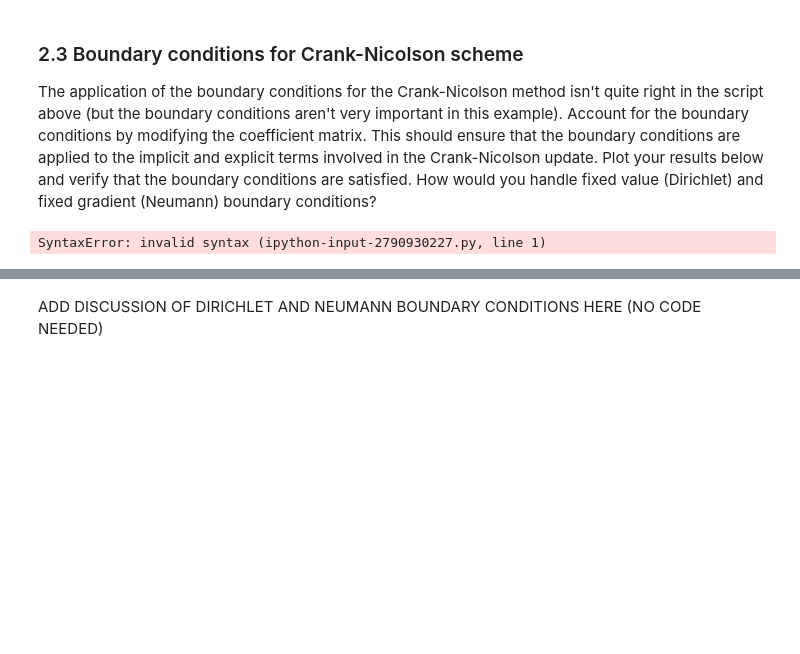
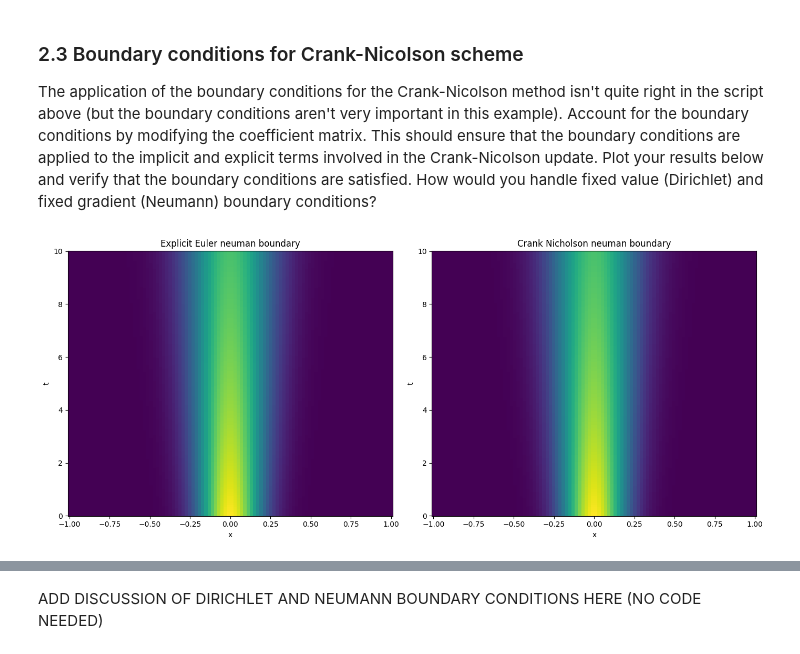
Before and after one commit to meganlouiseedwards/QCES, a Jupyter notebook: Project1_numerical_methods.ipynb, the cells around one changed output, grey strips where cells are left out. Saved outputs shown, nothing was run; the diff lists cells and outputs as text; code cells hidden in the pictures; blank space fills up the shorter version.

Commit message:
neuman bc complete

```diff
--- a/Project1_numerical_methods.ipynb
+++ b/Project1_numerical_methods.ipynb
@@ -465,7 +465,63 @@ here we can see that the euler explicit method gains error linearly as you incre
 <a id='section2pt3'></a>
 
 The application of the boundary conditions for the Crank-Nicolson method isn't quite right in the script above (but the boundary conditions aren't very important in this example). Account for the boundary conditions by modifying the coefficient matrix. This should ensure that the boundary conditions are applied to the implicit and explicit terms involved in the Crank-Nicolson update. Plot your results below and verify that the boundary conditions are satisfied.  How would you handle fixed value (Dirichlet) and fixed gradient (Neumann) boundary conditions?
-# %%
-ADD CODE AND PLOTS HERE
-# %% [output]
-SyntaxError: invalid syntax (ipython-input-2790930227.py, line 1)
+# %%
+#construct matrix including neuman boundary conditions
+def construct_Mbc(x):
+    dx = x[1] - x[0]
+    Mbc = (np.diag(np.ones(Nx-1), -1) - 2*np.diag(np.ones(Nx), 0) + np.diag(np.ones(Nx-1), 1)) / dx**2
+    Mbc[0,0] =-1
+    Mbc[0,1] =1
+    Mbc = sp.csr_matrix(Mbc)
+    return Mbc
+#run EE as before but without enforcing boundary conditions
+def EEnew(x, t, kappa):
+    dt = t[1] - t[0]
+    Mbc = construct_Mbc(x)
+    Nx = len(x); Nt = len(t)
+    c = np.zeros((Nx, Nt))
+    c[:, 0] = set_ics(x, kappa, 10)  # Set the initial condition
+
+    for k in range(1, Nt):
+        c[:,k] = c[:,k-1] + dt * kappa * Mbc @ c[:,k-1]
+        # Enforce the boundary conditions (no flux)
+        #c[0, k] = c[1, k]
+        #c[-1, k] = c[-2, k]
+    return c
+
+def CNnew(x, t, kappa):
+    dt = t[1] - t[0]
+    Mbc = construct_Mbc(x)
+    Nx = len(x); Nt = len(t)
+    A = sp.eye(Nx) - 0.5 * dt * kappa * Mbc
+    A_inv = spla.inv(A)
+    c = np.zeros((Nx, Nt))
+    c[:, 0] = set_ics(x, kappa, 10)  # Set the initial condition
+
+    for k in range(1, Nt):
+        c[:, k] = A_inv @ (c[:, k-1] + 0.5 * dt * kappa * (Mbc @ c[:, k-1]))
+        # Enforce the boundary conditions
+        #c[0, k] = c[1, k]
+        #c[-1, k] = c[-2, k]
+    return c
+
+c_EEnew = EEnew(x, t, kappa)
+c_CNnew = CNnew(x, t, kappa)
+
+plt.figure(figsize=(14, 6))
+
+plt.subplot(1, 2, 1)
+plt.pcolormesh(x, t, c_EEnew.T, shading='auto')
+plt.xlabel('x')
+plt.ylabel('t')
+plt.title('Explicit Euler neuman boundary')
+
+plt.subplot(1, 2, 2)
+plt.pcolormesh(x, t, c_CNnew.T, shading='auto')
+plt.xlabel('x')
+plt.ylabel('t')
+plt.title('Crank Nicholson neuman boundary')
+plt.tight_layout()
+plt.show()
+# %% [output]
+[figure, added]
```
Also changed, not shown: parts of 4 cells of this notebook.
